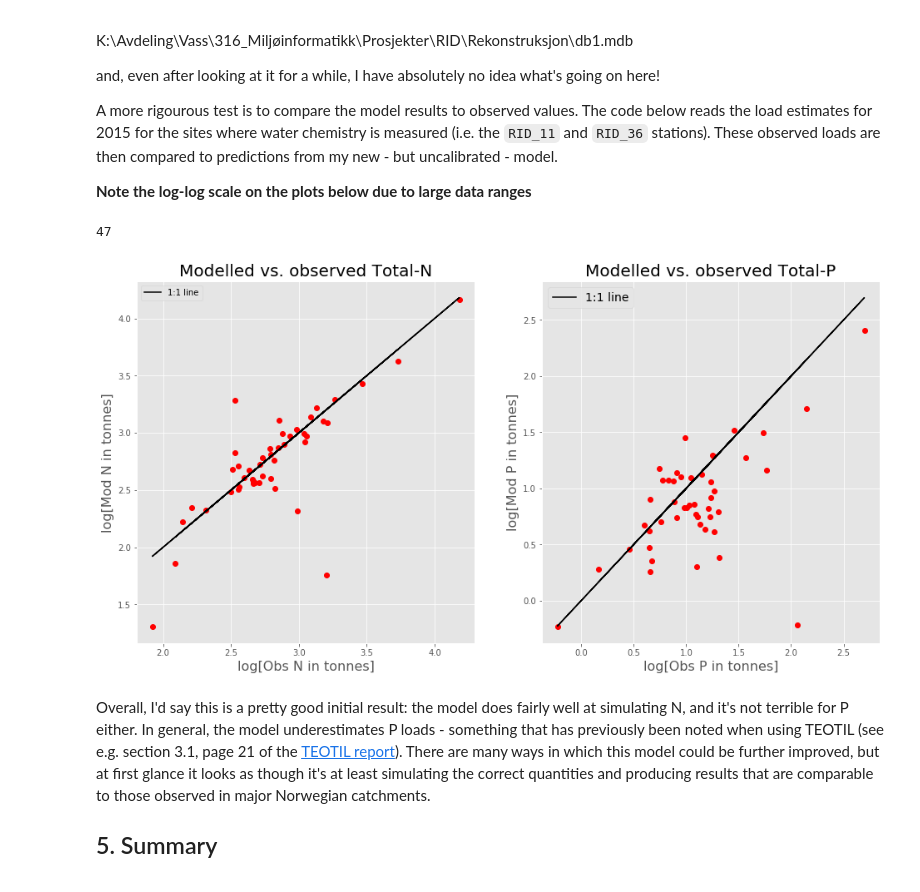
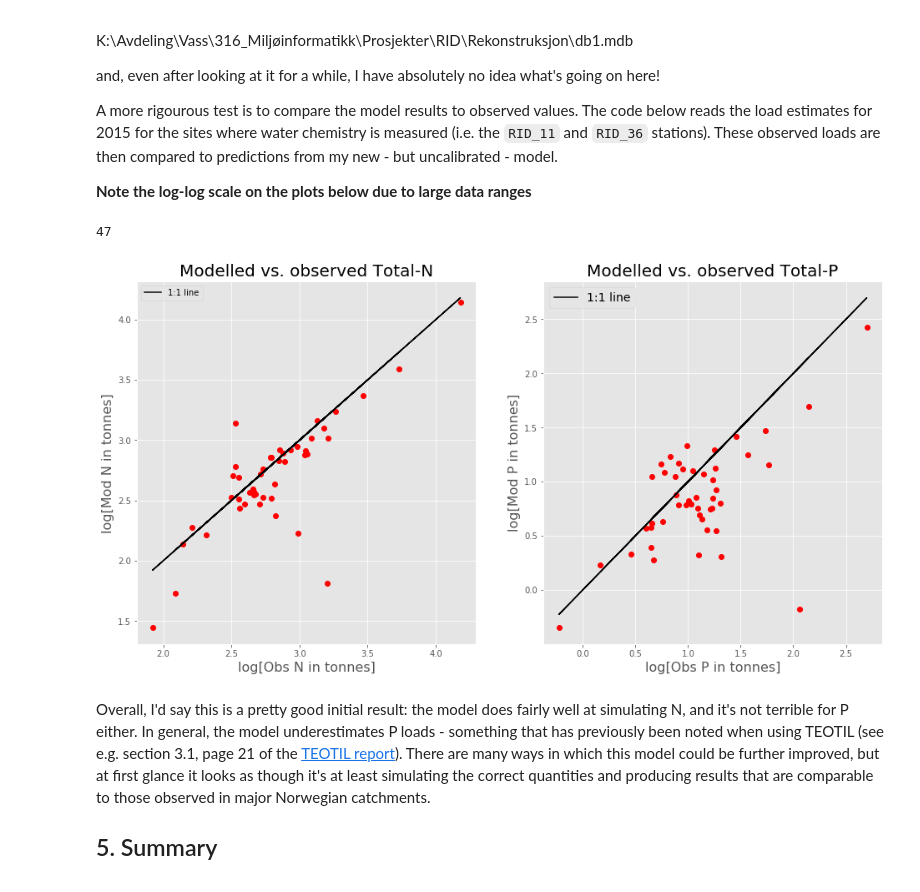
Before and after one commit to JamesSample/rid, a Jupyter notebook: notebooks/nope_model.ipynb, the cells around one changed output. Drawn from its saved outputs; the diff is of its cells as text; code cells hidden in the pictures.

Commit message:
Data processing 2019

```diff
--- a/notebooks/nope_model.ipynb
+++ b/notebooks/nope_model.ipynb
@@ -18,14 +19,3 @@ This notebook illustrates the basic usage of a simple export coefficient model b
 Note that the model here is still pretty rough and will require further development and debugging before being applied in practice. The aim here is simply to investigate whether a TEOTIL-like model can be implemented easily in Python.
 
 **Update 24/08/2017:** I have now added a function to make it easier to generate model input files for the RID programme. All the key datasets (discharge, point sources, agricultural land use coefficients etc.) must first be pre-processed and added to RESA2 - see [this notebook](http://nbviewer.jupyter.org/github/JamesSample/rid/blob/master/notebooks/prepare_teotil_inputs.ipynb) for details (although this can now be tidied up a lot, as I'm no longer planning to use TEOTIL).
-# %%
-# Import model
-nope_path = (r'C:\Data\James_Work\Staff\Oeyvind_K\Elveovervakingsprogrammet'
-             r'\Python\rid\notebooks\nope.py')
-nope = imp.load_source('nope', nope_path)
-
-# Connect to db
-resa2_basic_path = (r'C:\Data\James_Work\Staff\Heleen_d_W\ICP_Waters\Upload_Template'
-                    r'\useful_resa2_code.py')
-resa2_basic = imp.load_source('useful_resa2_code', resa2_basic_path)
-engine, conn = resa2_basic.connect_to_resa2()
@@ -63,8 +49,7 @@ The new model is very easy to run: ***either*** point it to the input CSV create
 # %%
 %%time
 # Input file (see previous notebook)
-in_csv = (r'C:\Data\James_Work\Staff\Oeyvind_K\Elveovervakingsprogrammet'
-          r'\NOPE\nope_input_data_2015.csv')
+in_csv = f'../../../NOPE/NOPE_Annual_Inputs/nope_input_data_{year}.csv'
 
 # Run model
 g = nope.run_nope(in_csv, par_list)
@@ -163,9 +146,8 @@ A more rigourous test is to compare the model results to observed values. The co
 **Note the log-log scale on the plots below due to large data ranges**
 # %%
 # Read station data
-in_xlsx = (r'C:\Data\James_Work\Staff\Oeyvind_K\Elveovervakingsprogrammet'
-           r'\Results\Loads_CSVs\rid_conc_and_loads_summaries_2016.xlsx')
-stn_df = pd.read_excel(in_xlsx, sheetname='station_data')
+in_xlsx = r'../../../Results/Loads_CSVs/rid_conc_and_loads_summaries_2016.xlsx'
+stn_df = pd.read_excel(in_xlsx, sheet_name='station_data')
 
 # Consider just the RID_11 and RID_36 stations
 stn_df = stn_df.query('rid_group != "rid_108"')
@@ -174,8 +156,7 @@ stn_df = stn_df.query('rid_group != "rid_108"')
 stn_df = stn_df[['station_id', 'station_code', 'station_name', 'nve_vassdrag_nr']]
 
 # Read 2015 observed loads for N and P
-in_csv = (r'C:\Data\James_Work\Staff\Oeyvind_K\Elveovervakingsprogrammet'
-          r'\Results\Loads_CSVs\loads_all_sites_2015.csv')
+in_csv = r'../../../Results/Loads_CSVs/loads_all_sites_2015.csv'
 lds_df = pd.read_csv(in_csv, encoding='utf-8')
 lds_df = lds_df[['station_id', 'TOTN_tonnes', 'TOTP_tonnes']]
 
@@ -193,8 +174,8 @@ for idx, row in df.iterrows():
 
     # Get data from graph
     try :
-        mod_n = g.node[vnr]['accum']['all_sources_tot-n_tonnes']
-        mod_p = g.node[vnr]['accum']['all_sources_tot-p_tonnes']
+        mod_n = g.nodes[vnr]['accum']['all_sources_tot-n_tonnes']
+        mod_p = g.nodes[vnr]['accum']['all_sources_tot-p_tonnes']
 
         n_list.append(mod_n)
         p_list.append(mod_p)
@@ -207,35 +188,35 @@ for idx, row in df.iterrows():
 df['Mod_TOTN_tonnes'] = n_list
 df['Mod_TOTP_tonnes'] = p_list
 
 # Get cols of interest and drop NaN
 df = df[['TOTN_tonnes', 'TOTP_tonnes', 'Mod_TOTN_tonnes', 'Mod_TOTP_tonnes']]
 df.dropna(inplace=True)
 
 # Log transform
 df = np.log10(df)
-print len(df)
+print(len(df))
 # Plot
 fig, axes = plt.subplots(nrows=1, ncols=2, figsize=(16, 8))
 
 # N
 axes[0].plot(df['TOTN_tonnes'], df['Mod_TOTN_tonnes'], 'ro', label='')
 axes[0].plot(df['TOTN_tonnes'], df['TOTN_tonnes'], 'k-', label='1:1 line')
 axes[0].set_title('Modelled vs. observed Total-N', fontsize=20)
 axes[0].set_xlabel('log[Obs N in tonnes]', fontsize=16)
 axes[0].set_ylabel('log[Mod N in tonnes]', fontsize=16)
 axes[0].legend(loc='best')
 
 axes[1].plot(df['TOTP_tonnes'], df['Mod_TOTP_tonnes'], 'ro', label='')
 axes[1].plot(df['TOTP_tonnes'], df['TOTP_tonnes'], 'k-', label='1:1 line')
 axes[1].set_title('Modelled vs. observed Total-P', fontsize=20)
 axes[1].set_xlabel('log[Obs P in tonnes]', fontsize=16)
 axes[1].set_ylabel('log[Mod P in tonnes]', fontsize=16)
 axes[1].legend(loc='best', fontsize=14)
 
 plt.show()
 # %% [output]
 47
-[figure, old version]
+[figure, new version]
 # %% [markdown]
 Overall, I'd say this is a pretty good initial result: the model does fairly well at simulating N, and it's not terrible for P either. In general, the model underestimates P loads - something that has previously been noted when using TEOTIL (see e.g. section 3.1, page 21 of the [TEOTIL report](https://brage.bibsys.no/xmlui/bitstream/handle/11250/214825/5914-2010_72dpi.pdf?sequence=1&isAllowed=y)). There are many ways in which this model could be further improved, but at first glance it looks as though it's at least simulating the correct quantities and producing results that are comparable to those observed in major Norwegian catchments.
 
```
Also changed, not shown: parts of 11 cells of this notebook, 21 other files.
